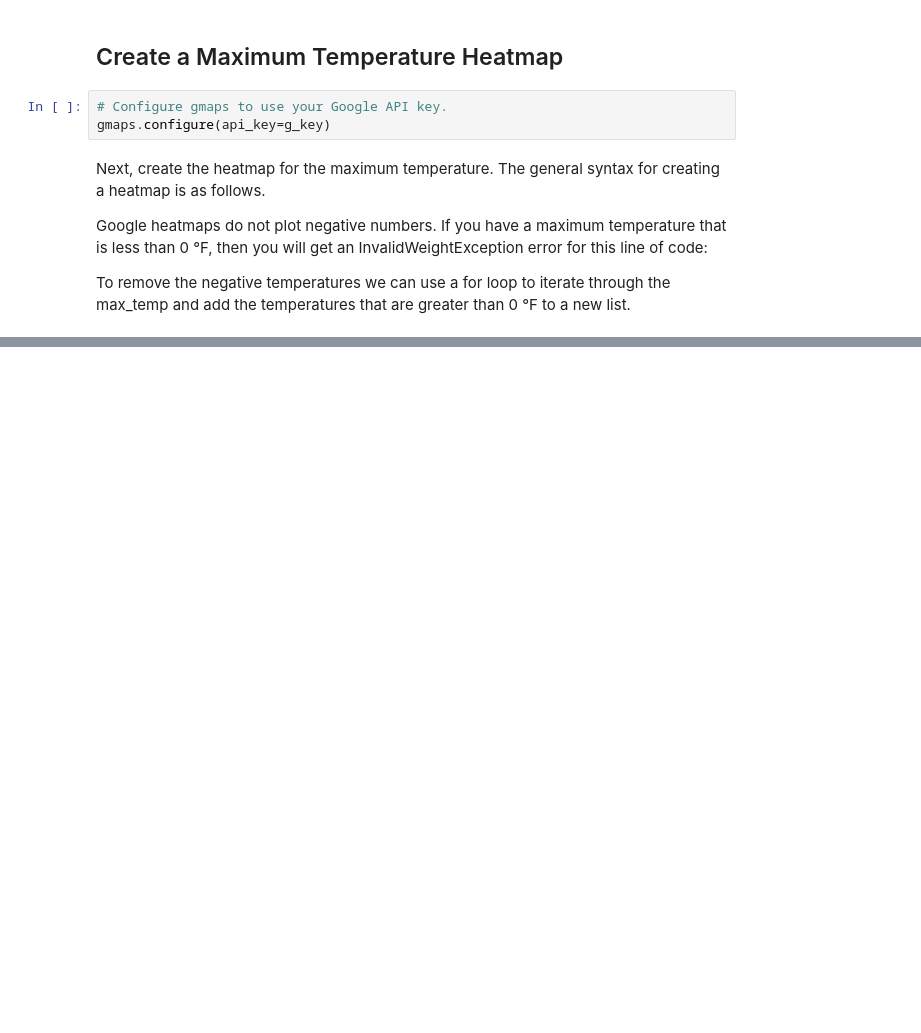
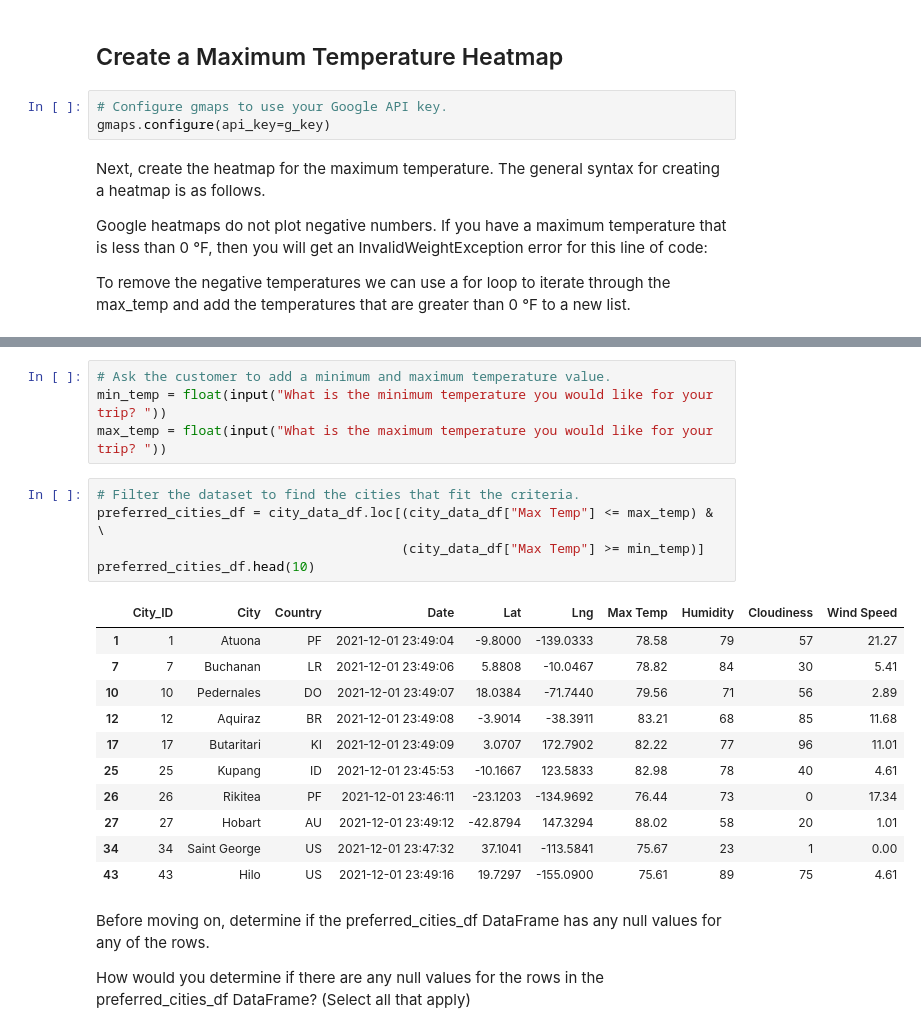
Before and after one commit to danielbrock4/APIs_PlanMyTrip_WeatherDataVisualiztion, a Jupyter notebook: VacationPy.ipynb, the cells around one changed output, grey strips where cells are left out. Cells and saved outputs as stored; diff of their text form; blank space fills up the shorter version.

```diff
--- a/VacationPy.ipynb
+++ b/VacationPy.ipynb
@@ -81,0 +144,25 @@ fig
+# %%
+# Ask the customer to add a minimum and maximum temperature value.
+min_temp = float(input("What is the minimum temperature you would like for your trip? "))
+max_temp = float(input("What is the maximum temperature you would like for your trip? "))
+# %%
+# Filter the dataset to find the cities that fit the criteria.
+preferred_cities_df = city_data_df.loc[(city_data_df["Max Temp"] <= max_temp) & \
+                                       (city_data_df["Max Temp"] >= min_temp)]
+preferred_cities_df.head(10)
+# %% [output]
+|  | City_ID | City | Country | Date | Lat | Lng | Max Temp | Humidity | Cloudiness | Wind Speed |
+| 1 | 1 | Atuona | PF | 2021-12-01 23:49:04 | -9.8000 | -139.0333 | 78.58 | 79 | 57 | 21.27 |
+| 7 | 7 | Buchanan | LR | 2021-12-01 23:49:06 | 5.8808 | -10.0467 | 78.82 | 84 | 30 | 5.41 |
+| 10 | 10 | Pedernales | DO | 2021-12-01 23:49:07 | 18.0384 | -71.7440 | 79.56 | 71 | 56 | 2.89 |
+| 12 | 12 | Aquiraz | BR | 2021-12-01 23:49:08 | -3.9014 | -38.3911 | 83.21 | 68 | 85 | 11.68 |
+| 17 | 17 | Butaritari | KI | 2021-12-01 23:49:09 | 3.0707 | 172.7902 | 82.22 | 77 | 96 | 11.01 |
+| 25 | 25 | Kupang | ID | 2021-12-01 23:45:53 | -10.1667 | 123.5833 | 82.98 | 78 | 40 | 4.61 |
+| 26 | 26 | Rikitea | PF | 2021-12-01 23:46:11 | -23.1203 | -134.9692 | 76.44 | 73 | 0 | 17.34 |
+| 27 | 27 | Hobart | AU | 2021-12-01 23:49:12 | -42.8794 | 147.3294 | 88.02 | 58 | 20 | 1.01 |
+| 34 | 34 | Saint George | US | 2021-12-01 23:47:32 | 37.1041 | -113.5841 | 75.67 | 23 | 1 | 0.00 |
+| 43 | 43 | Hilo | US | 2021-12-01 23:49:16 | 19.7297 | -155.0900 | 75.61 | 89 | 75 | 4.61 |
+# %% [markdown]
+Before moving on, determine if the preferred_cities_df DataFrame has any null values for any of the rows.
+
+How would you determine if there are any null values for the rows in the preferred_cities_df DataFrame? (Select all that apply)
```
Also changed, not shown: parts of 28 cells of this notebook, 5 other files.
